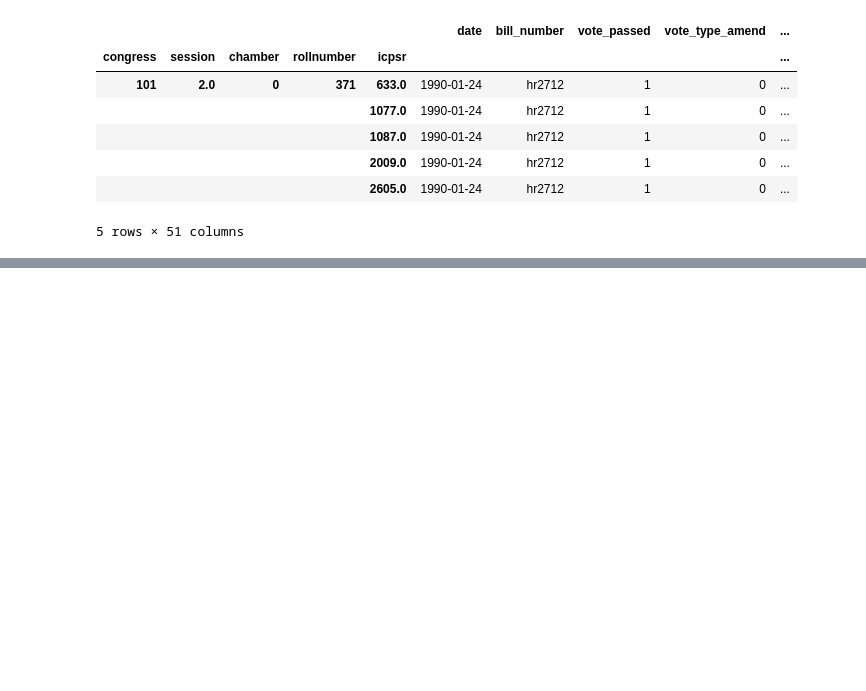
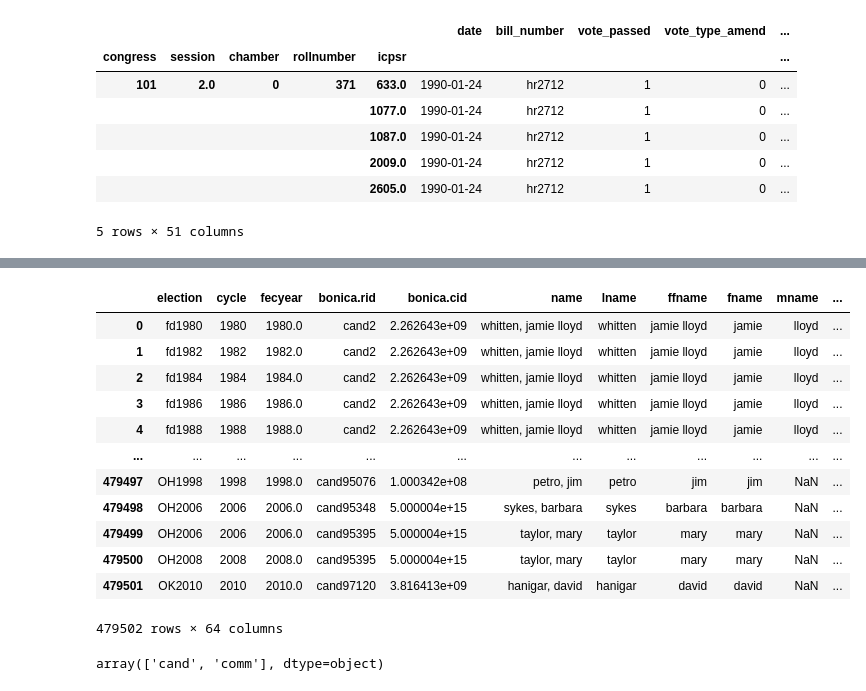
Before and after one commit to DeclanNelson178/stat5241_team_7, a Jupyter notebook: src/notebooks/encriched_data.ipynb, the cells around one changed output, grey strips where cells are left out. Saved outputs shown, nothing was run; the diff lists cells and outputs as text; code cells hidden in the pictures; blank space fills up the shorter version.

```diff
--- a/src/notebooks/encriched_data.ipynb
+++ b/src/notebooks/encriched_data.ipynb
@@ -73,0 +126,2 @@ ValueError: Other Series must have a name
+# %%
+df = pd.read_csv("../data/dime_recipients_1979_2024.csv")
@@ -73,0 +153,20 @@ ValueError: Other Series must have a name
+# %%
+df
+# %% [output]
+|  | election | cycle | fecyear | bonica.rid | bonica.cid | name | lname | ffname | fname | mname | ... |
+| 0 | fd1980 | 1980 | 1980.0 | cand2 | 2.262643e+09 | whitten, jamie lloyd | whitten | jamie lloyd | jamie | lloyd | ... |
+| 1 | fd1982 | 1982 | 1982.0 | cand2 | 2.262643e+09 | whitten, jamie lloyd | whitten | jamie lloyd | jamie | lloyd | ... |
+| 2 | fd1984 | 1984 | 1984.0 | cand2 | 2.262643e+09 | whitten, jamie lloyd | whitten | jamie lloyd | jamie | lloyd | ... |
+| 3 | fd1986 | 1986 | 1986.0 | cand2 | 2.262643e+09 | whitten, jamie lloyd | whitten | jamie lloyd | jamie | lloyd | ... |
+| 4 | fd1988 | 1988 | 1988.0 | cand2 | 2.262643e+09 | whitten, jamie lloyd | whitten | jamie lloyd | jamie | lloyd | ... |
+| ... | ... | ... | ... | ... | ... | ... | ... | ... | ... | ... | ... |
+| 479497 | OH1998 | 1998 | 1998.0 | cand95076 | 1.000342e+08 | petro, jim | petro | jim | jim | NaN | ... |
+| 479498 | OH2006 | 2006 | 2006.0 | cand95348 | 5.000004e+15 | sykes, barbara | sykes | barbara | barbara | NaN | ... |
+| 479499 | OH2006 | 2006 | 2006.0 | cand95395 | 5.000004e+15 | taylor, mary | taylor | mary | mary | NaN | ... |
+| 479500 | OH2008 | 2008 | 2008.0 | cand95395 | 5.000004e+15 | taylor, mary | taylor | mary | mary | NaN | ... |
+| 479501 | OK2010 | 2010 | 2010.0 | cand97120 | 3.816413e+09 | hanigar, david | hanigar | david | david | NaN | ... |
+479502 rows × 64 columns
+# %%
+df["recipient.type"].unique()
+# %% [output]
+array(['cand', 'comm'], dtype=object)
```
Also changed, not shown: parts of 9 cells of this notebook, 2 other files.
